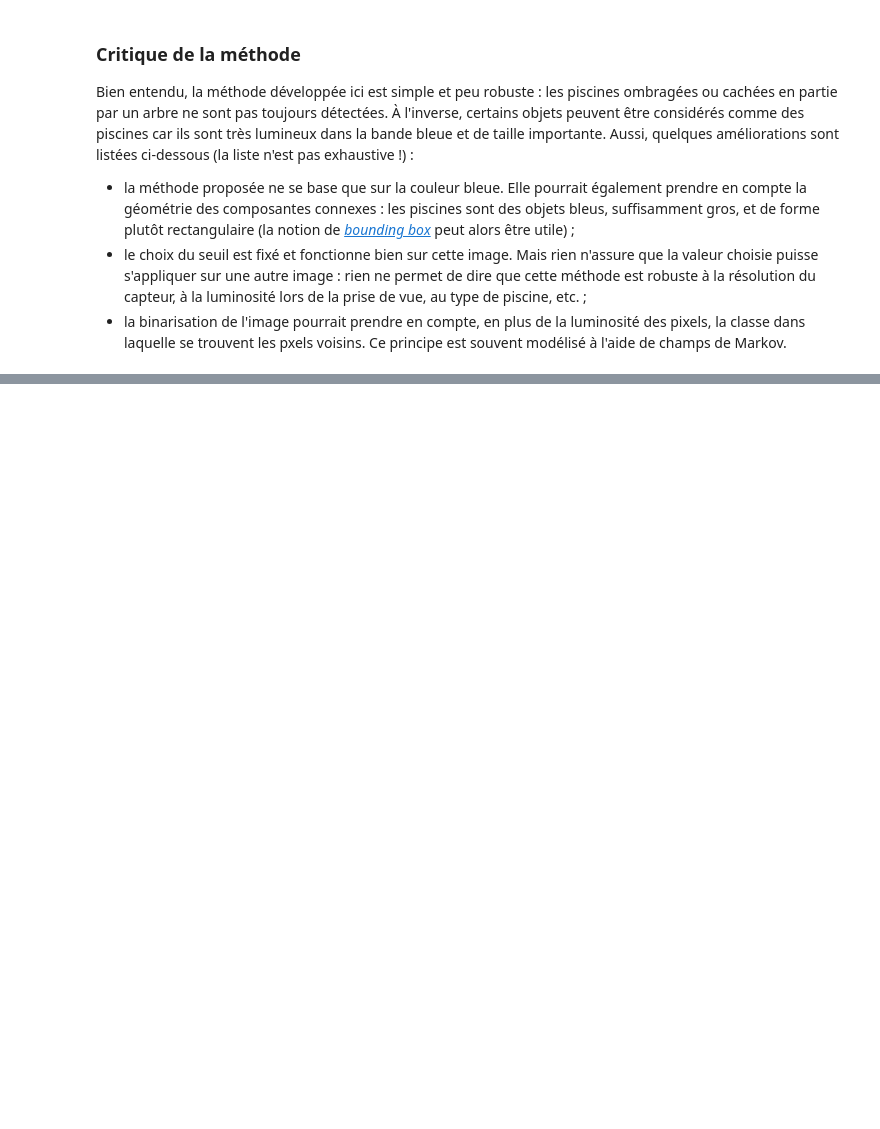
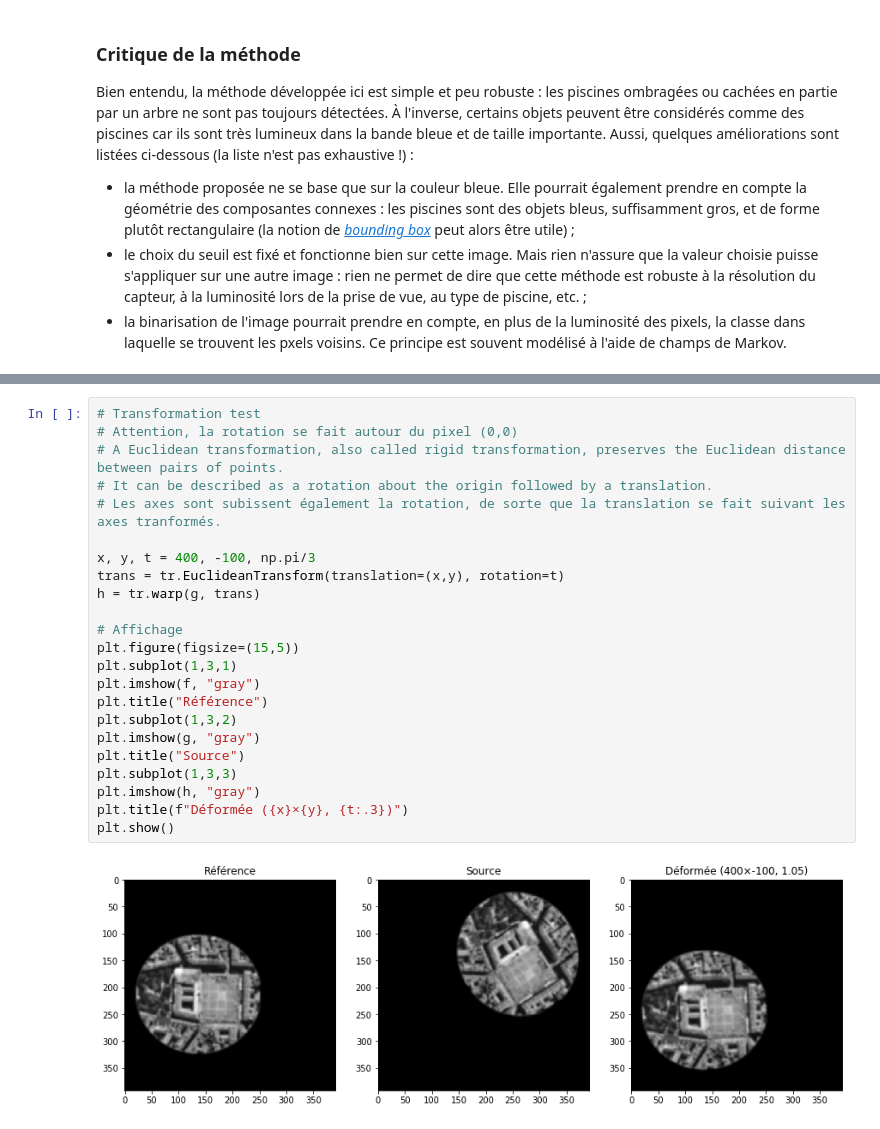
Before and after one commit to vincmazet/ftip, a Jupyter notebook: _sources/labs/tp3-code.ipynb, the cells around one changed output, grey strips where cells are left out. Drawn from its saved outputs; the diff is of its cells as text; blank space fills up the shorter version.

```diff
--- a/_sources/labs/tp3-code.ipynb
+++ b/_sources/labs/tp3-code.ipynb
@@ -199,0 +251,25 @@ Bien entendu, la méthode développée ici est simple et peu robuste : les pisci
+# %%
+# Transformation test
+# Attention, la rotation se fait autour du pixel (0,0)
+# A Euclidean transformation, also called rigid transformation, preserves the Euclidean distance between pairs of points.
+# It can be described as a rotation about the origin followed by a translation.
+# Les axes sont subissent également la rotation, de sorte que la translation se fait suivant les axes tranformés.
+
+x, y, t = 400, -100, np.pi/3
+trans = tr.EuclideanTransform(translation=(x,y), rotation=t)
+h = tr.warp(g, trans)
+
+# Affichage
+plt.figure(figsize=(15,5))
+plt.subplot(1,3,1)
+plt.imshow(f, "gray")
+plt.title("Référence")
+plt.subplot(1,3,2)
+plt.imshow(g, "gray")
+plt.title("Source")
+plt.subplot(1,3,3)
+plt.imshow(h, "gray")
+plt.title(f"Déformée ({x}×{y}, {t:.3})")
+plt.show()
+# %% [output]
+[figure, added]
```
Also changed, not shown: parts of 16 cells of this notebook, 1 other file.
